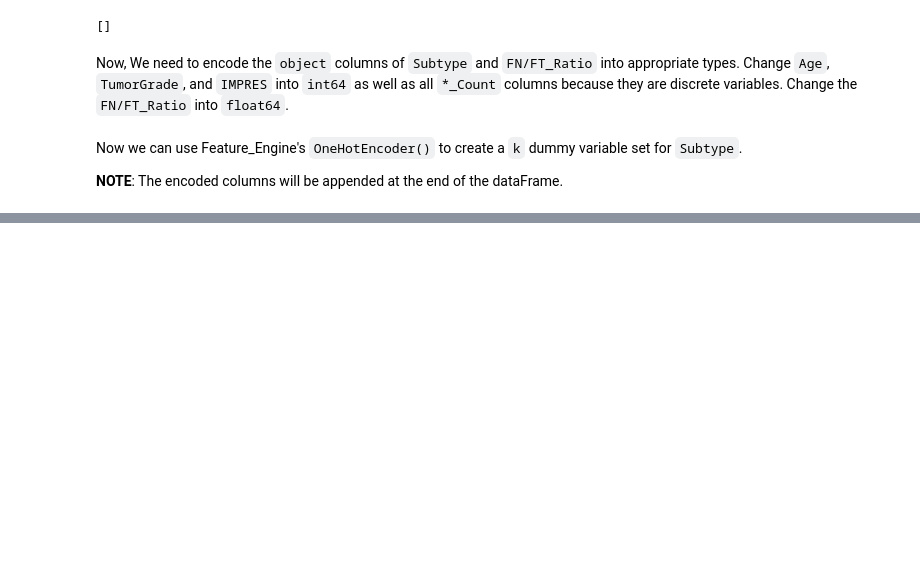
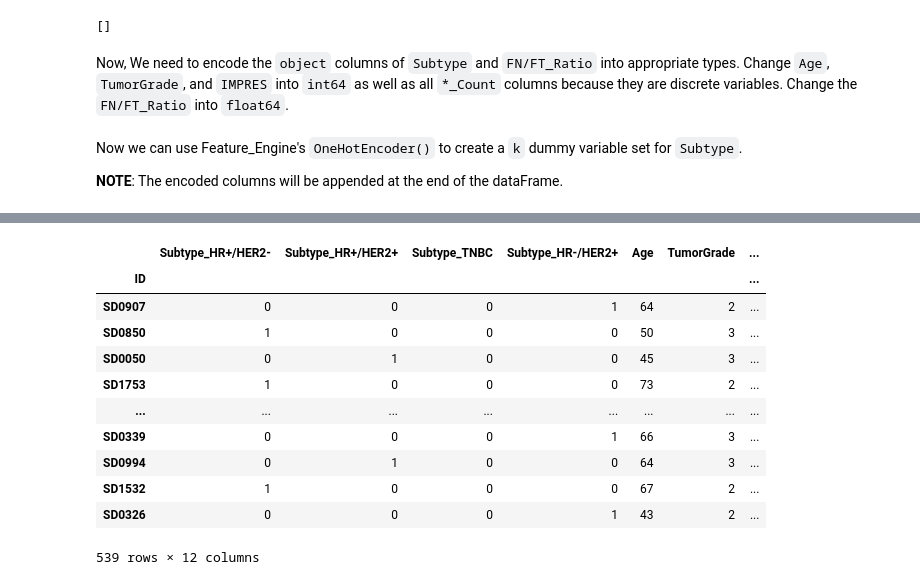
Before and after one commit to cancer-research-malaysia/ImmuNeonSVM, a Jupyter notebook: nb/support_vector_reg.ipynb, the cells around one changed output, grey strips where cells are left out. Cells and saved outputs as stored; diff of their text form; code cells hidden in the pictures; blank space fills up the shorter version.

```diff
--- a/nb/support_vector_reg.ipynb
+++ b/nb/support_vector_reg.ipynb
@@ -125,0 +410,15 @@ Now we can use Feature_Engine's `OneHotEncoder()` to create a `k` dummy variable
+# %%
+X_train_yjs
+# %% [output]
+|  | Subtype_HR+/HER2- | Subtype_HR+/HER2+ | Subtype_TNBC | Subtype_HR-/HER2+ | Age | TumorGrade | ... |
+| ID |  |  |  |  |  |  | ... |
+| SD0907 | 0 | 0 | 0 | 1 | 64 | 2 | ... |
+| SD0850 | 1 | 0 | 0 | 0 | 50 | 3 | ... |
+| SD0050 | 0 | 1 | 0 | 0 | 45 | 3 | ... |
+| SD1753 | 1 | 0 | 0 | 0 | 73 | 2 | ... |
+| ... | ... | ... | ... | ... | ... | ... | ... |
+| SD0339 | 0 | 0 | 0 | 1 | 66 | 3 | ... |
+| SD0994 | 0 | 1 | 0 | 0 | 64 | 3 | ... |
+| SD1532 | 1 | 0 | 0 | 0 | 67 | 2 | ... |
+| SD0326 | 0 | 0 | 0 | 1 | 43 | 2 | ... |
+539 rows × 12 columns
```
Also changed, not shown: parts of 40 cells of this notebook.
